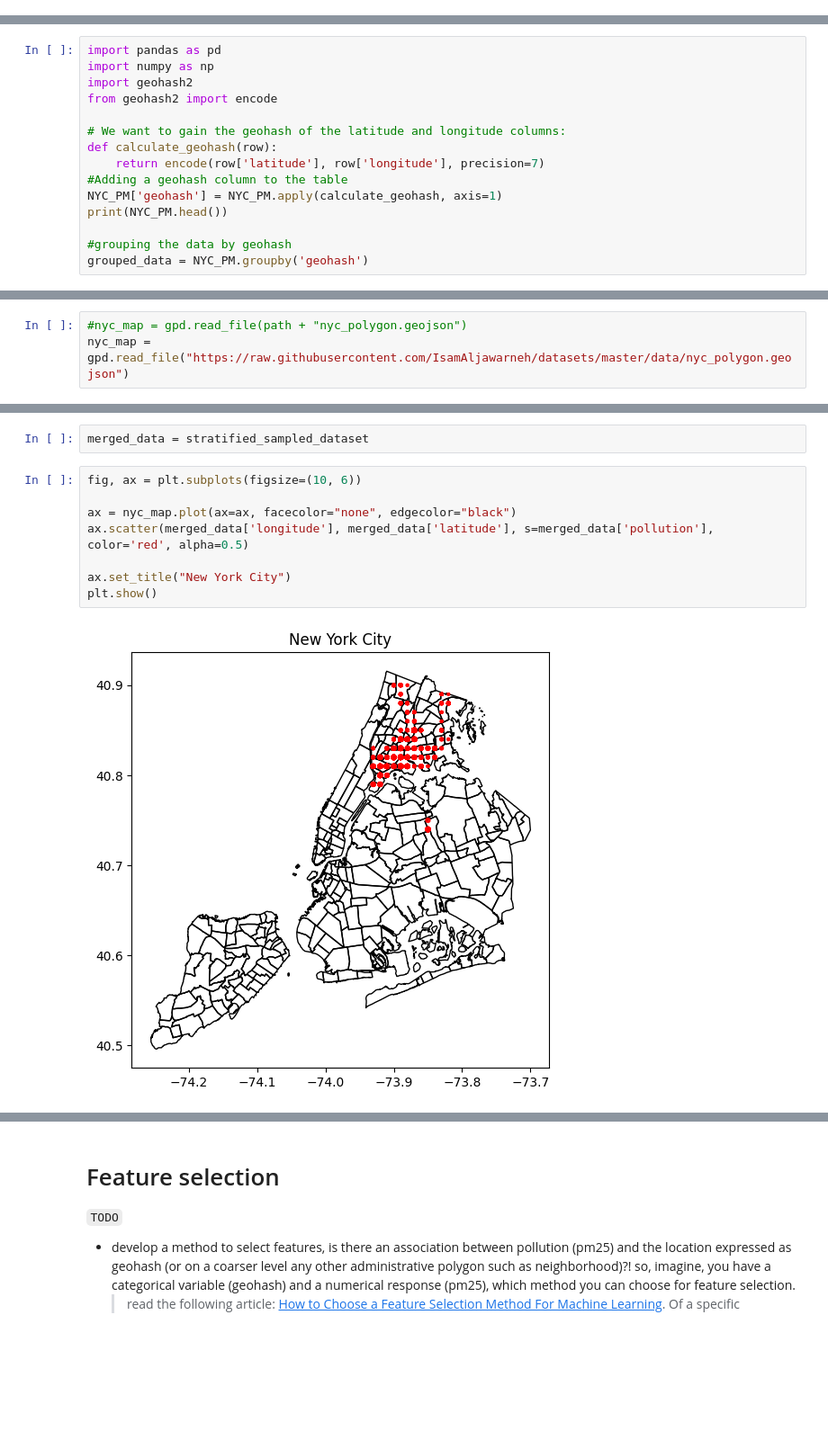
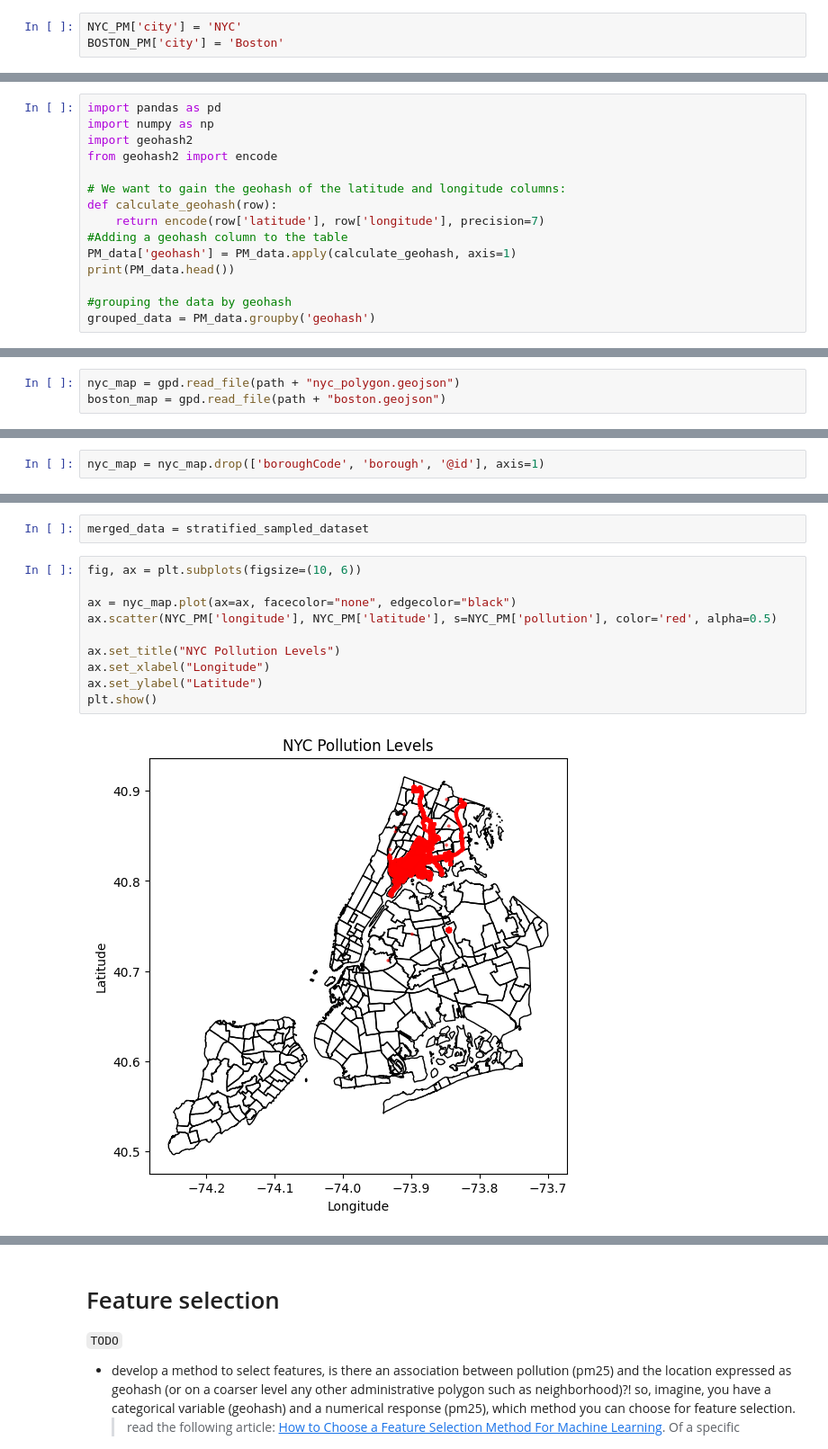
Before and after one commit to Dr-Isam-ALJAWARNEH/ds-project-lstm-forecasting, a Jupyter notebook: code/Project01_LSTM.ipynb, the cells around one changed output, grey strips where cells are left out. Shown at 90% size. Saved outputs shown, nothing was run; the diff lists cells and outputs as text; blank space fills up the shorter version.

```diff
--- a/code/Project01_LSTM.ipynb
+++ b/code/Project01_LSTM.ipynb
@@ -153,0 +196,3 @@ NYC_PM.to_csv('NYC_PM_edited.csv')
+# %%
+NYC_PM['city'] = 'NYC'
+BOSTON_PM['city'] = 'Boston'
@@ -177,11 +232,11 @@ from geohash2 import encode
 def calculate_geohash(row):
     return encode(row['latitude'], row['longitude'], precision=7)
 #Adding a geohash column to the table
-NYC_PM['geohash'] = NYC_PM.apply(calculate_geohash, axis=1)
-print(NYC_PM.head())
+PM_data['geohash'] = PM_data.apply(calculate_geohash, axis=1)
+print(PM_data.head())
 
 #grouping the data by geohash
-grouped_data = NYC_PM.groupby('geohash')
+grouped_data = PM_data.groupby('geohash')
 # %% [output]
                  time   latitude  longitude  temperature  humidity  pollution  \
 0 2021-09-10 12:35:04  40.847672 -73.869316         23.7      57.3   4.508813
@@ -253,5 +304,5 @@ import geopandas as gpd
 from matplotlib import pyplot as plt
 %matplotlib inline
 # %%
-#nyc_map = gpd.read_file(path + "nyc_polygon.geojson")
-nyc_map = gpd.read_file("https://raw.githubusercontent.com/IsamAljawarneh/datasets/master/data/nyc_polygon.geojson")
+nyc_map = gpd.read_file(path + "nyc_polygon.geojson")
+boston_map = gpd.read_file(path + "boston.geojson")
@@ -257,0 +327,2 @@ nyc_map = gpd.read_file("https://raw.githubusercontent.com/IsamAljawarneh/datase
+# %%
+nyc_map = nyc_map.drop(['boroughCode', 'borough', '@id'], axis=1)
@@ -364,10 +491,12 @@ merged_data = stratified_sampled_dataset
 # %%
 fig, ax = plt.subplots(figsize=(10, 6))
 
 ax = nyc_map.plot(ax=ax, facecolor="none", edgecolor="black")
-ax.scatter(merged_data['longitude'], merged_data['latitude'], s=merged_data['pollution'], color='red', alpha=0.5)
+ax.scatter(NYC_PM['longitude'], NYC_PM['latitude'], s=NYC_PM['pollution'], color='red', alpha=0.5)
 
-ax.set_title("New York City")
+ax.set_title("NYC Pollution Levels")
+ax.set_xlabel("Longitude")
+ax.set_ylabel("Latitude")
 plt.show()
 # %% [output]
-[figure, old version]
+[figure, new version]
```
Also changed, not shown: parts of 106 cells of this notebook.
